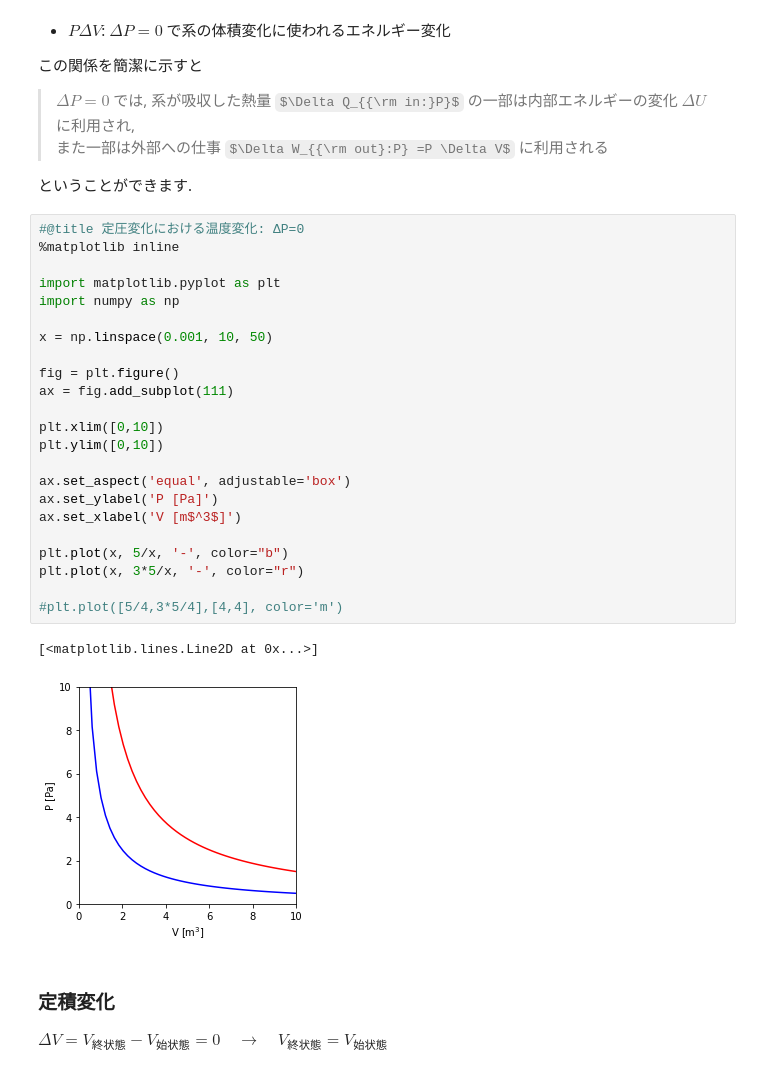
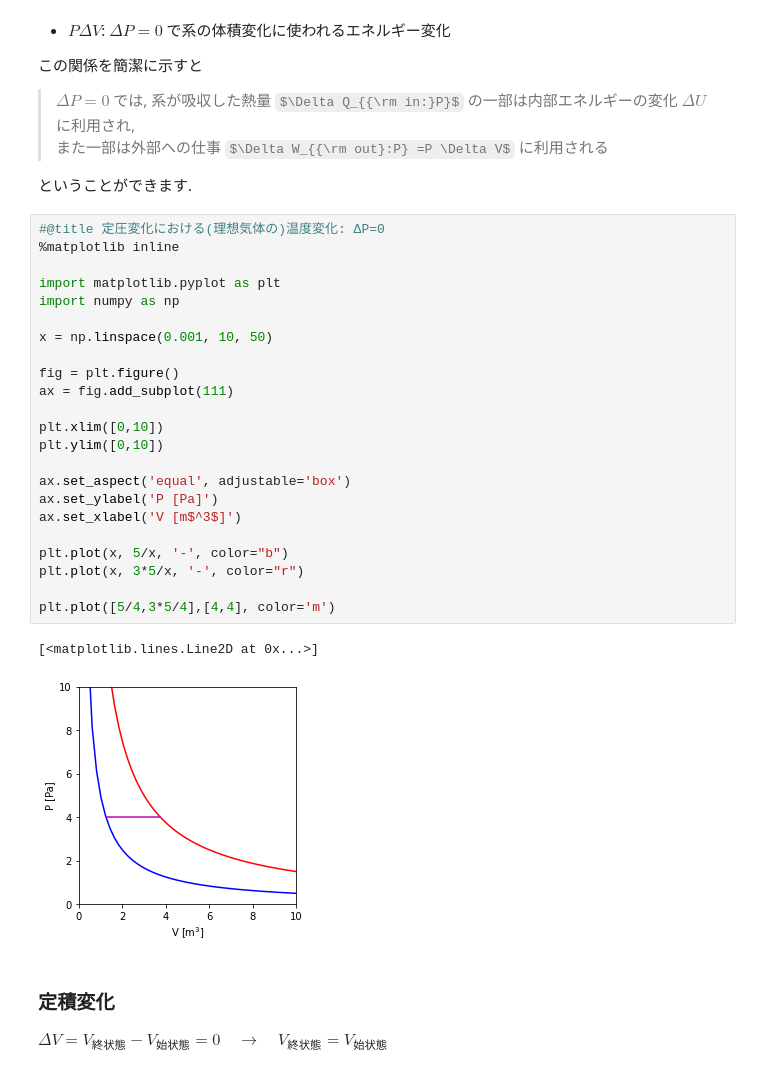
Before and after one commit to kzhkAKT/Phys2AKTuniv, a Jupyter notebook: 10_Oct/1501_熱力学の第１法則.ipynb, the cells around one changed output. Saved outputs shown, nothing was run; the diff lists cells and outputs as text; some formulas as TeX source.

```diff
--- a/10_Oct/1501_熱力学の第１法則.ipynb
+++ b/10_Oct/1501_熱力学の第１法則.ipynb
@@ -212,31 +294,31 @@ $\require{cancel}$
 
 ということができます.
 # %%
-#@title 定圧変化における温度変化: ΔP=0
+#@title 定圧変化における(理想気体の)温度変化: ΔP=0
 %matplotlib inline
 
 import matplotlib.pyplot as plt
 import numpy as np
 
 x = np.linspace(0.001, 10, 50)
 
 fig = plt.figure()
 ax = fig.add_subplot(111)
 
 plt.xlim([0,10])
 plt.ylim([0,10])
 
 ax.set_aspect('equal', adjustable='box')
 ax.set_ylabel('P [Pa]')
 ax.set_xlabel('V [m$^3$]')
 
 plt.plot(x, 5/x, '-', color="b")
 plt.plot(x, 3*5/x, '-', color="r")
 
-#plt.plot([5/4,3*5/4],[4,4], color='m')
+plt.plot([5/4,3*5/4],[4,4], color='m')
 # %% [output]
 [<matplotlib.lines.Line2D at 0x...>]
-[figure, old version]
+[figure, new version]
 # %% [markdown]
 ### 定積変化
 
```
Also changed, not shown: parts of 34 cells of this notebook.
